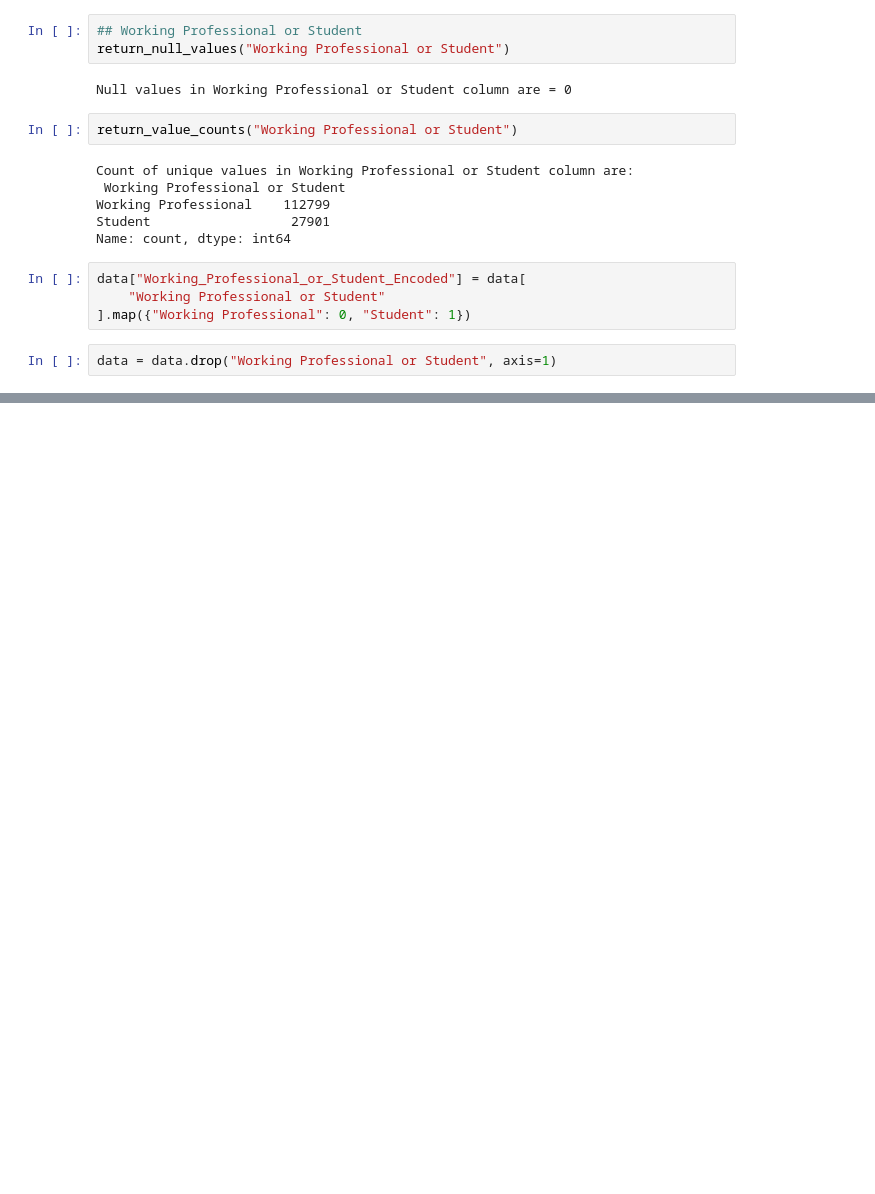
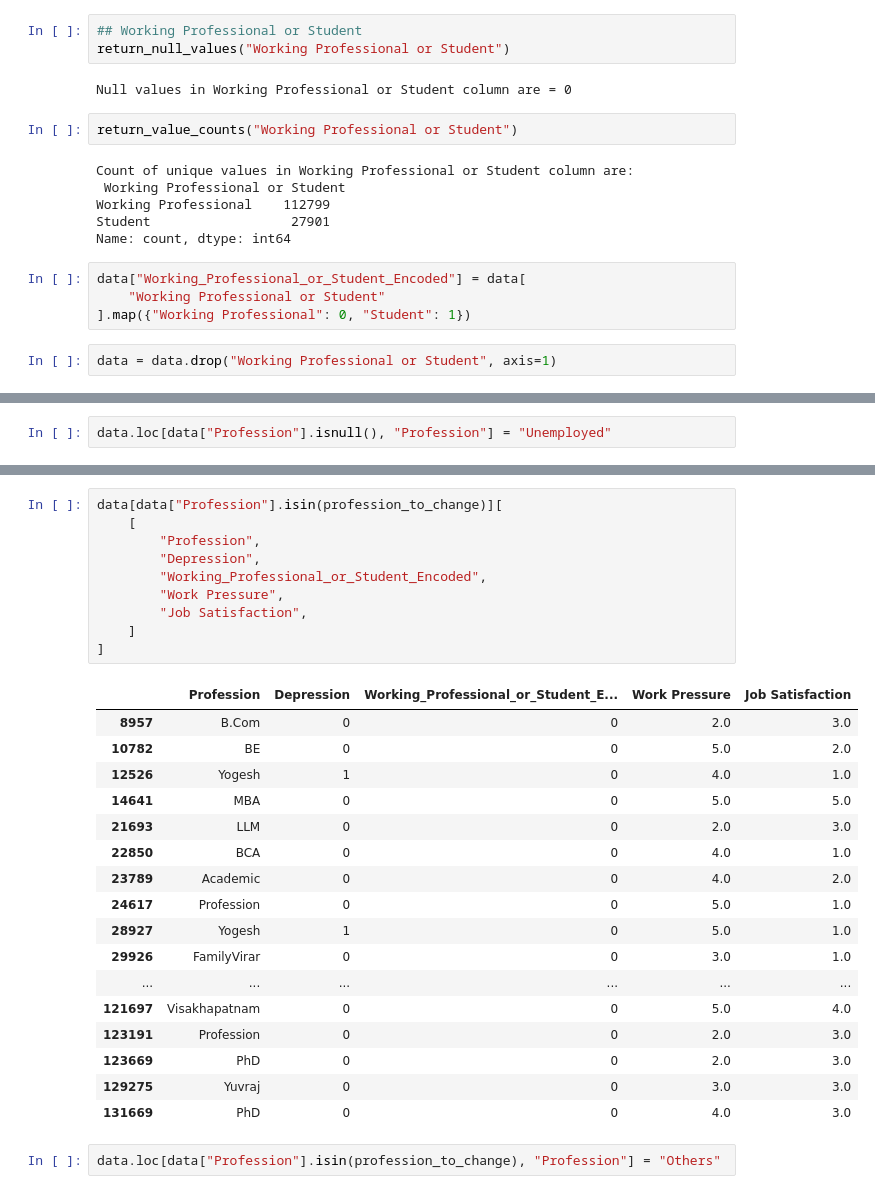
Before and after one commit to vanshuwjoshi/Kaggle-Playground-S4E11, a Jupyter notebook: notebooks/Data-Cleaning.ipynb, the cells around one changed output, grey strips where cells are left out. Drawn from its saved outputs; the diff is of its cells as text; blank space fills up the shorter version.

```diff
--- a/notebooks/Data-Cleaning.ipynb
+++ b/notebooks/Data-Cleaning.ipynb
@@ -372,0 +427,2 @@ data = data.drop("Working Professional or Student", axis=1)
+# %%
+data.loc[data["Profession"].isnull(), "Profession"] = "Unemployed"
@@ -372,0 +480,30 @@ data = data.drop("Working Professional or Student", axis=1)
+# %%
+data[data["Profession"].isin(profession_to_change)][
+    [
+        "Profession",
+        "Depression",
+        "Working_Professional_or_Student_Encoded",
+        "Work Pressure",
+        "Job Satisfaction",
+    ]
+]
+# %% [output]
+|  | Profession | Depression | Working_Professional_or_Student_E... | Work Pressure | Job Satisfaction |
+| 8957 | B.Com | 0 | 0 | 2.0 | 3.0 |
+| 10782 | BE | 0 | 0 | 5.0 | 2.0 |
+| 12526 | Yogesh | 1 | 0 | 4.0 | 1.0 |
+| 14641 | MBA | 0 | 0 | 5.0 | 5.0 |
+| 21693 | LLM | 0 | 0 | 2.0 | 3.0 |
+| 22850 | BCA | 0 | 0 | 4.0 | 1.0 |
+| 23789 | Academic | 0 | 0 | 4.0 | 2.0 |
+| 24617 | Profession | 0 | 0 | 5.0 | 1.0 |
+| 28927 | Yogesh | 1 | 0 | 5.0 | 1.0 |
+| 29926 | FamilyVirar | 0 | 0 | 3.0 | 1.0 |
+| ... | ... | ... | ... | ... | ... |
+| 121697 | Visakhapatnam | 0 | 0 | 5.0 | 4.0 |
+| 123191 | Profession | 0 | 0 | 2.0 | 3.0 |
+| 123669 | PhD | 0 | 0 | 2.0 | 3.0 |
+| 129275 | Yuvraj | 0 | 0 | 3.0 | 3.0 |
+| 131669 | PhD | 0 | 0 | 4.0 | 3.0 |
+# %%
+data.loc[data["Profession"].isin(profession_to_change), "Profession"] = "Others"
```
Also changed, not shown: parts of 18 cells of this notebook, 1 other file.
